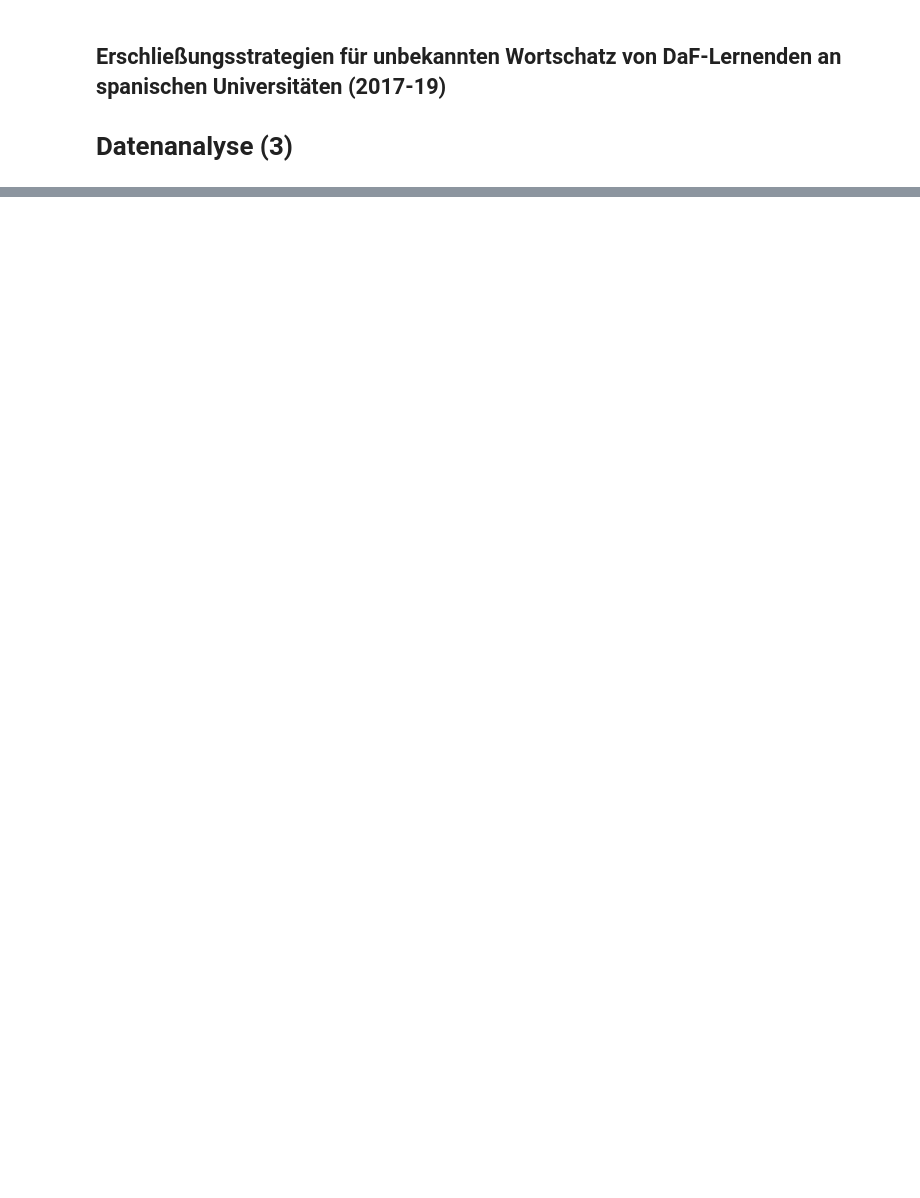
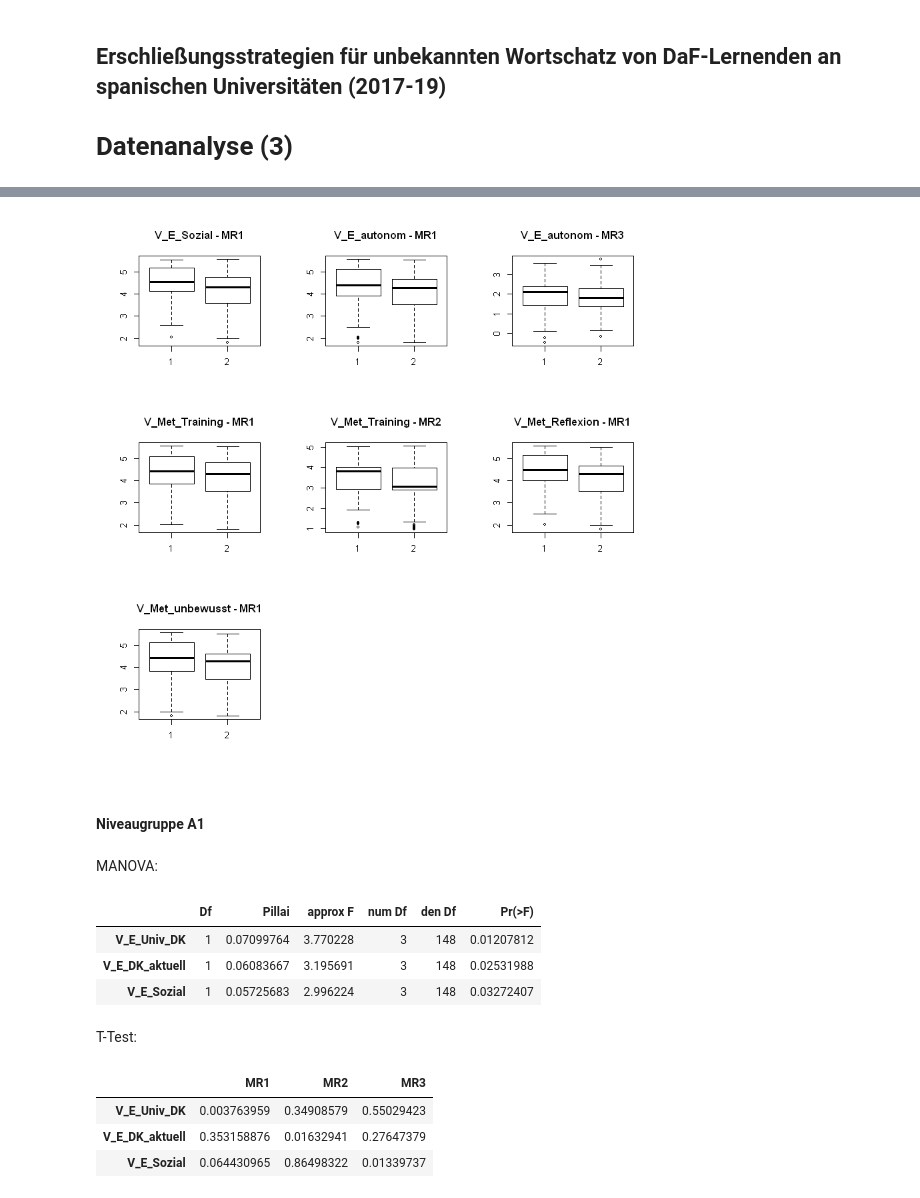
Before and after one commit to martinakienberger/Dissertation_LIS, a Jupyter notebook: Datenanalyse_3.ipynb, the cells around one changed output, grey strips where cells are left out. Cells and saved outputs as stored; diff of their text form; code cells hidden in the pictures; blank space fills up the shorter version.

```diff
--- a/Datenanalyse_3.ipynb
+++ b/Datenanalyse_3.ipynb
@@ -270,0 +813,35 @@ show(fig)
+# %%
+par(mfrow=c(3,3))
+boxplot(MR1~V_E_Sozial, data = Df_total2, main = 'V_E_Sozial - MR1')
+boxplot(MR1~V_E_autonom, data = Df_total2, main = 'V_E_autonom - MR1')
+boxplot(MR3~V_E_autonom, data = Df_total2, main = 'V_E_autonom - MR3')
+boxplot(MR1~V_Met_Training, data = Df_total2, main = 'V_Met_Training - MR1')
+boxplot(MR2~V_Met_Training, data = Df_total2, main = 'V_Met_Training - MR2')
+boxplot(MR1~V_Met_Reflexion, data = Df_total2, main = 'V_Met_Reflexion - MR1')
+boxplot(MR1~V_Met_unbewusst, data = Df_total2, main = 'V_Met_unbewusst - MR1')
+# %% [output]
+[figure, added]
+# %% [markdown]
+#### Niveaugruppe A1
+# %% [markdown]
+MANOVA:
+# %%
+res_anova2A <- MANOVA2_table(Df_total2[which(Df_total2$V_Niveau_DK=='1'),],vec_V[!vec_V %in% remove])
+res_anova2A[res_anova2A['Pr(>F)'] < 0.05,]
+# %% [output]
+|  | Df | Pillai | approx F | num Df | den Df | Pr(>F) |
+| V_E_Univ_DK | 1 | 0.07099764 | 3.770228 | 3 | 148 | 0.01207812 |
+| V_E_DK_aktuell | 1 | 0.06083667 | 3.195691 | 3 | 148 | 0.02531988 |
+| V_E_Sozial | 1 | 0.05725683 | 2.996224 | 3 | 148 | 0.03272407 |
+# %% [markdown]
+T-Test:
+# %%
+tabletstbonf2(Df_total2[which(Df_total2$V_Niveau_DK=='1'),],c('V_E_Univ_DK',
+ 'V_E_DK_aktuell',
+ 'V_E_Sozial'
+ ))
+# %% [output]
+|  | MR1 | MR2 | MR3 |
+| V_E_Univ_DK | 0.003763959 | 0.34908579 | 0.55029423 |
+| V_E_DK_aktuell | 0.353158876 | 0.01632941 | 0.27647379 |
+| V_E_Sozial | 0.064430965 | 0.86498322 | 0.01339737 |
```
Also changed, not shown: parts of 379 cells of this notebook, 3 other files.
